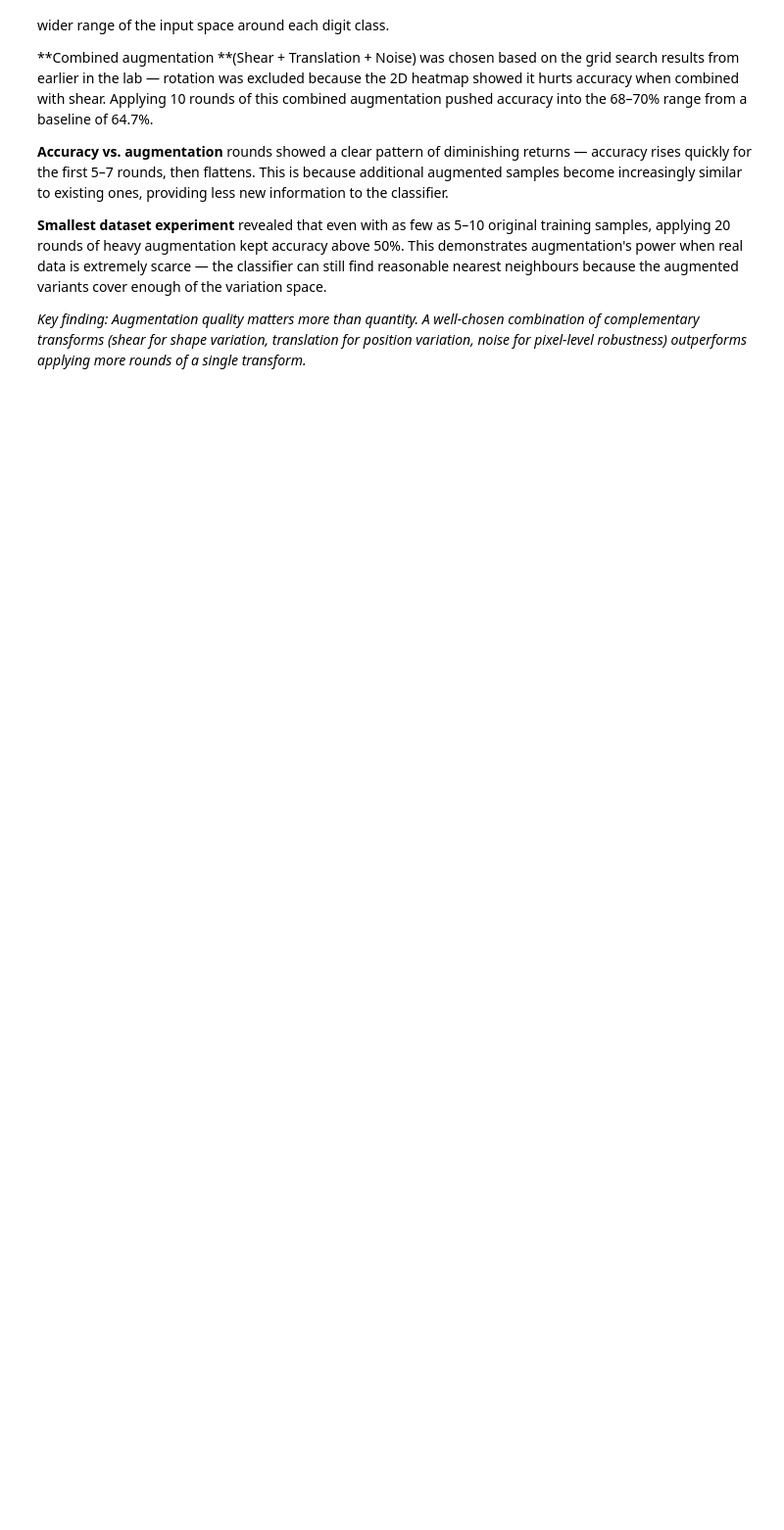
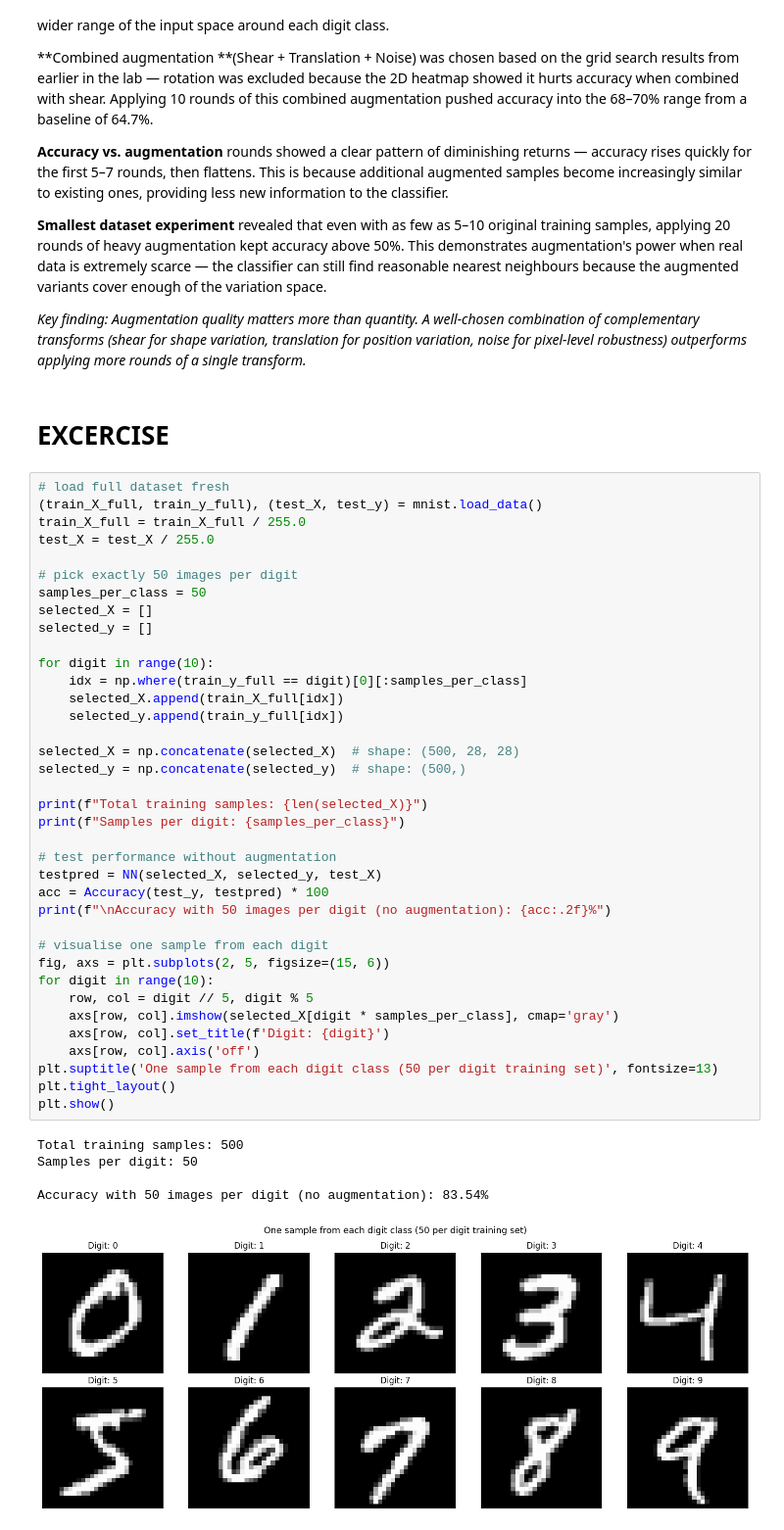
Before and after one commit to Vanisha-18/AIML_Projects-Labs, a Jupyter notebook: Copy_of_AIML_Module_01_Lab_03_Data_Augmentation.ipynb, the cells around one changed output. Shown at 98% size. Drawn from its saved outputs; the diff is of its cells as text; blank space fills up the shorter version.

```diff
--- a/Copy_of_AIML_Module_01_Lab_03_Data_Augmentation.ipynb
+++ b/Copy_of_AIML_Module_01_Lab_03_Data_Augmentation.ipynb
@@ -929,3 +931,48 @@ When multiple augmentations are combined, the training set becomes significantly
 **Smallest dataset experiment** revealed that even with as few as 5–10 original training samples, applying 20 rounds of heavy augmentation kept accuracy above 50%. This demonstrates augmentation's power when real data is extremely scarce — the classifier can still find reasonable nearest neighbours because the augmented variants cover enough of the variation space.
 
 *Key finding: Augmentation quality matters more than quantity. A well-chosen combination of complementary transforms (shear for shape variation, translation for position variation, noise for pixel-level robustness) outperforms applying more rounds of a single transform.*
+# %% [markdown]
+# EXCERCISE
+# %%
+# load full dataset fresh
+(train_X_full, train_y_full), (test_X, test_y) = mnist.load_data()
+train_X_full = train_X_full / 255.0
+test_X = test_X / 255.0
+
+# pick exactly 50 images per digit
+samples_per_class = 50
+selected_X = []
+selected_y = []
+
+for digit in range(10):
+    idx = np.where(train_y_full == digit)[0][:samples_per_class]
+    selected_X.append(train_X_full[idx])
+    selected_y.append(train_y_full[idx])
+
+selected_X = np.concatenate(selected_X)  # shape: (500, 28, 28)
+selected_y = np.concatenate(selected_y)  # shape: (500,)
+
+print(f"Total training samples: {len(selected_X)}")
+print(f"Samples per digit: {samples_per_class}")
+
+# test performance without augmentation
+testpred = NN(selected_X, selected_y, test_X)
+acc = Accuracy(test_y, testpred) * 100
+print(f"\nAccuracy with 50 images per digit (no augmentation): {acc:.2f}%")
+
+# visualise one sample from each digit
+fig, axs = plt.subplots(2, 5, figsize=(15, 6))
+for digit in range(10):
+    row, col = digit // 5, digit % 5
+    axs[row, col].imshow(selected_X[digit * samples_per_class], cmap='gray')
+    axs[row, col].set_title(f'Digit: {digit}')
+    axs[row, col].axis('off')
+plt.suptitle('One sample from each digit class (50 per digit training set)', fontsize=13)
+plt.tight_layout()
+plt.show()
+# %% [output]
+Total training samples: 500
+Samples per digit: 50
+
+Accuracy with 50 images per digit (no augmentation): 83.54%
+[figure, added]
```
Also changed, not shown: parts of 1 cell of this notebook.
